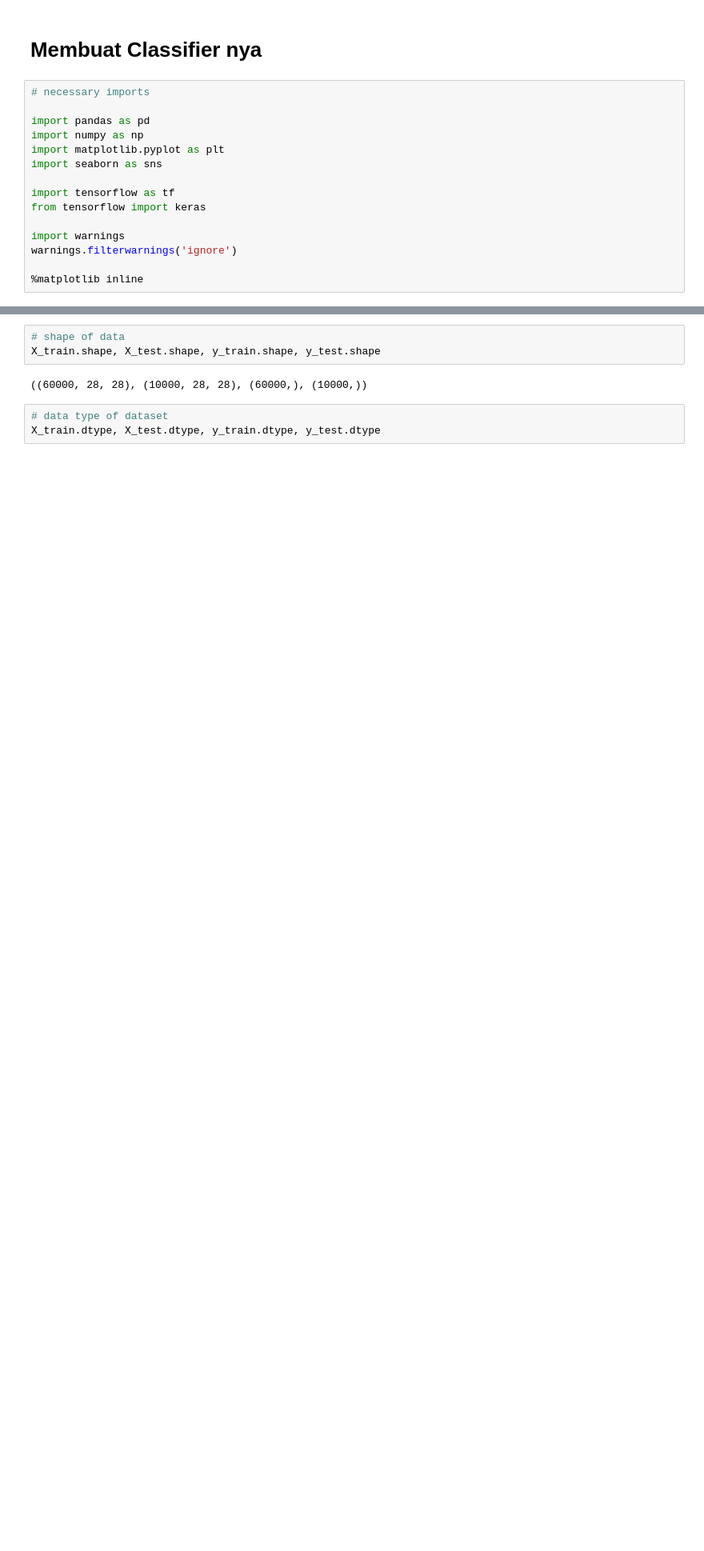
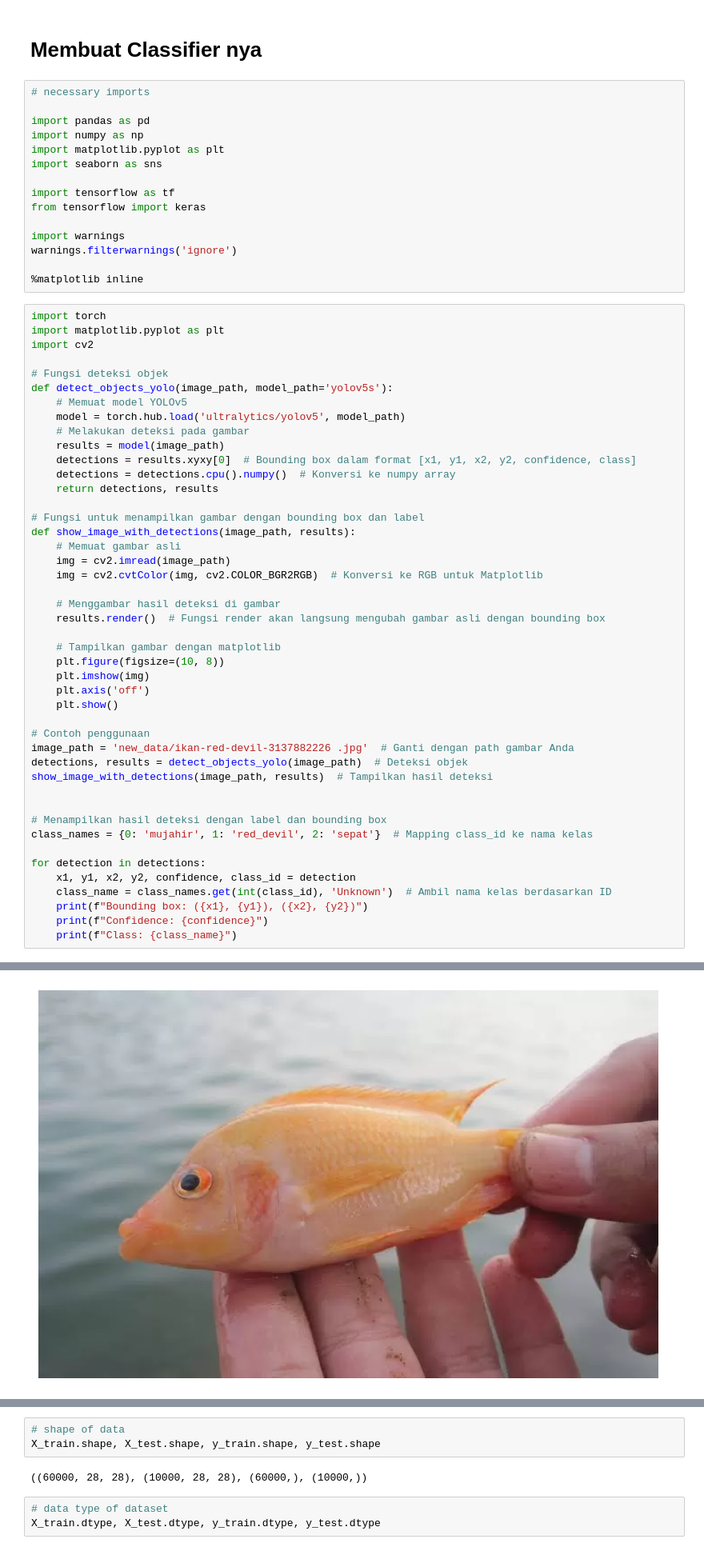
Before and after one commit to rivaelsagala/project-PM-kel-05, a Jupyter notebook: latihan2.ipynb, the cells around one changed output, grey strips where cells are left out. Shown: that part at 80% size. Saved outputs shown, nothing was run; the diff lists cells and outputs as text; blank space fills up the shorter version.

```diff
--- a/latihan2.ipynb
+++ b/latihan2.ipynb
@@ -15,3 +15,49 @@ import warnings
 warnings.filterwarnings('ignore')
 
 %matplotlib inline
+# %%
+import torch
+import matplotlib.pyplot as plt
+import cv2
+
+# Fungsi deteksi objek
+def detect_objects_yolo(image_path, model_path='yolov5s'):
+    # Memuat model YOLOv5
+    model = torch.hub.load('ultralytics/yolov5', model_path)
+    # Melakukan deteksi pada gambar
+    results = model(image_path)
+    detections = results.xyxy[0]  # Bounding box dalam format [x1, y1, x2, y2, confidence, class]
+    detections = detections.cpu().numpy()  # Konversi ke numpy array
+    return detections, results
+
+# Fungsi untuk menampilkan gambar dengan bounding box dan label
+def show_image_with_detections(image_path, results):
+    # Memuat gambar asli
+    img = cv2.imread(image_path)
+    img = cv2.cvtColor(img, cv2.COLOR_BGR2RGB)  # Konversi ke RGB untuk Matplotlib
+
+    # Menggambar hasil deteksi di gambar
+    results.render()  # Fungsi render akan langsung mengubah gambar asli dengan bounding box
+
+    # Tampilkan gambar dengan matplotlib
+    plt.figure(figsize=(10, 8))
+    plt.imshow(img)
+    plt.axis('off')
+    plt.show()
+
+# Contoh penggunaan
+image_path = 'new_data/ikan-red-devil-3137882226 .jpg'  # Ganti dengan path gambar Anda
+detections, results = detect_objects_yolo(image_path)  # Deteksi objek
+show_image_with_detections(image_path, results)  # Tampilkan hasil deteksi
+
+
+# Menampilkan hasil deteksi dengan label dan bounding box
+class_names = {0: 'mujahir', 1: 'red_devil', 2: 'sepat'}  # Mapping class_id ke nama kelas
+
+for detection in detections:
+    x1, y1, x2, y2, confidence, class_id = detection
+    class_name = class_names.get(int(class_id), 'Unknown')  # Ambil nama kelas berdasarkan ID
+    print(f"Bounding box: ({x1}, {y1}), ({x2}, {y2})")
+    print(f"Confidence: {confidence}")
+    print(f"Class: {class_name}")
+# %% [output]
@@ -17,0 +70 @@ warnings.filterwarnings('ignore')
+[figure, added]
```
Also changed, not shown: parts of 5 cells of this notebook, 9 other files.
